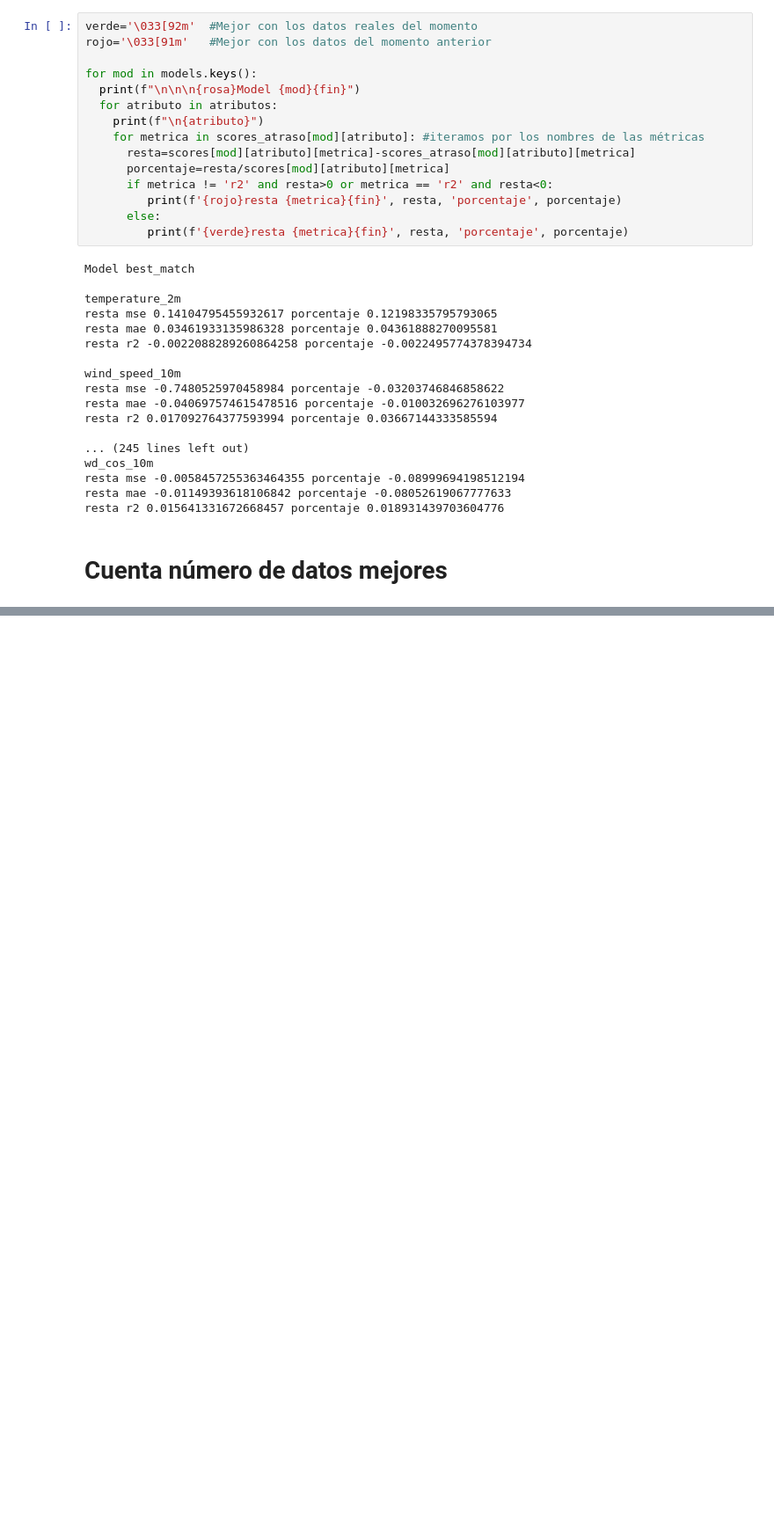
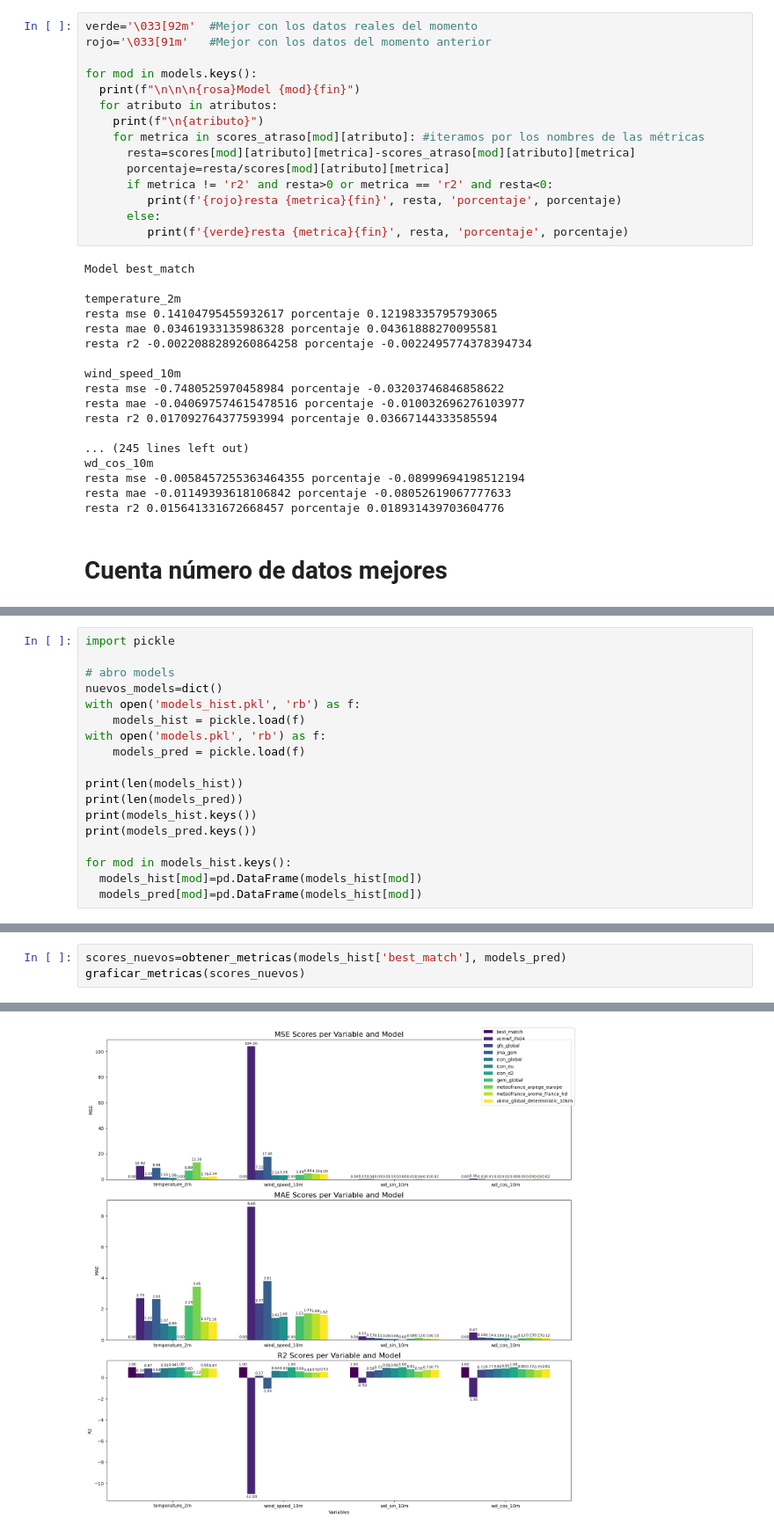
Before and after one commit to Lucia1009/TFG-Plataforma-para-la-prediccion-de-potencia-electrica-generada-en-parques-eolicos, a Jupyter notebook: modelos/Comparacion_modelos_series_temporales.ipynb, the cells around one changed output, grey strips where cells are left out. Shown at 88% size. Cells and saved outputs as stored; diff of their text form; blank space fills up the shorter version.

```diff
--- a/modelos/Comparacion_modelos_series_temporales.ipynb
+++ b/modelos/Comparacion_modelos_series_temporales.ipynb
@@ -514,0 +546,18 @@ cuenta
+# %%
+import pickle
+
+# abro models
+nuevos_models=dict()
+with open('models_hist.pkl', 'rb') as f:
+    models_hist = pickle.load(f)
+with open('models.pkl', 'rb') as f:
+    models_pred = pickle.load(f)
+
+print(len(models_hist))
+print(len(models_pred))
+print(models_hist.keys())
+print(models_pred.keys())
+
+for mod in models_hist.keys():
+  models_hist[mod]=pd.DataFrame(models_hist[mod])
+  models_pred[mod]=pd.DataFrame(models_hist[mod])
@@ -514,0 +588,4 @@ cuenta
+# %%
+scores_nuevos=obtener_metricas(models_hist['best_match'], models_pred)
+graficar_metricas(scores_nuevos)
+# %% [output]
@@ -514,0 +609 @@ cuenta
+[figure, added]
```
Also changed, not shown: parts of 13 cells of this notebook.
